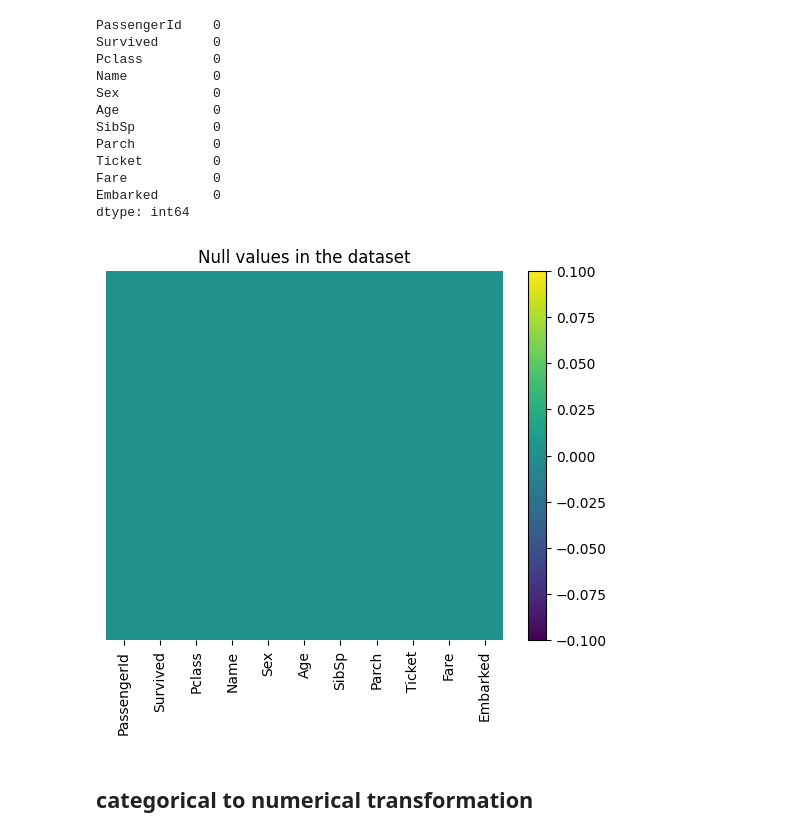
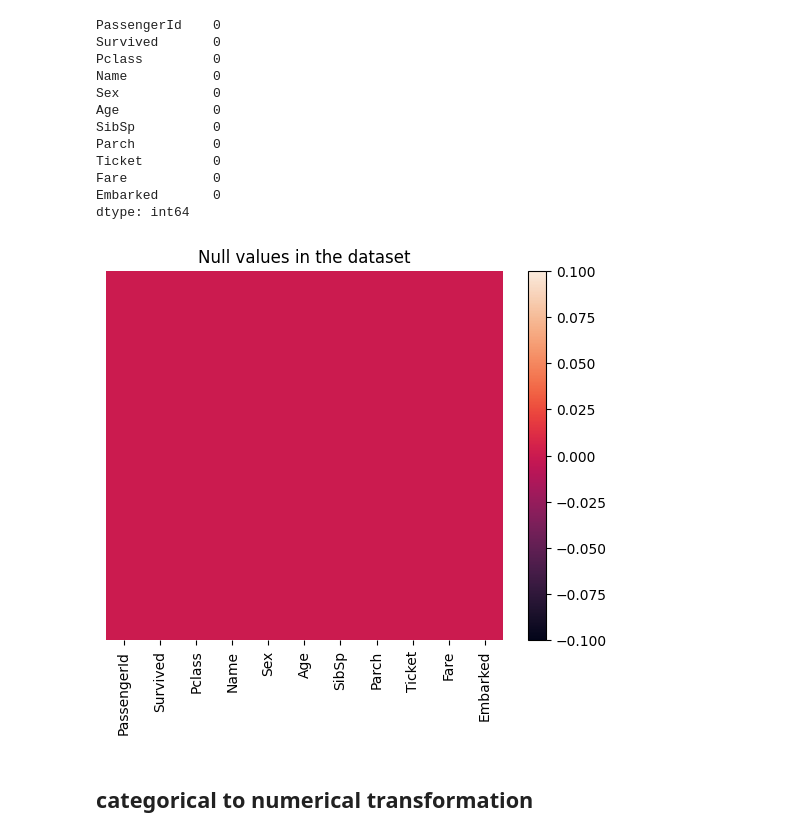
Before and after one commit to nilujafari/ML, a Jupyter notebook: titanic_survival/main.ipynb, the cells around one changed output. Drawn from its saved outputs; the diff is of its cells as text; code cells hidden in the pictures.

Commit message:
last uppdate titanic data set

```diff
--- a/titanic_survival/main.ipynb
+++ b/titanic_survival/main.ipynb
@@ -154,12 +154,12 @@ Fare           0
 Embarked       0
 dtype: int64
 # %%
-ax = sns.heatmap(training_data.isnull(), yticklabels=False, cbar=False, cmap='viridis')
+ax = sns.heatmap(training_data.isnull(), yticklabels=False, cbar=False)
 ax.set_title('Null values in the dataset')
 ax.figure.colorbar(ax.collections[0])
 plt.show()
 # %% [output]
-[figure, old version]
+[figure, new version]
 # %% [markdown]
 ## categorical to numerical transformation
 # %%
```
Also changed, not shown: parts of 76 cells of this notebook.
